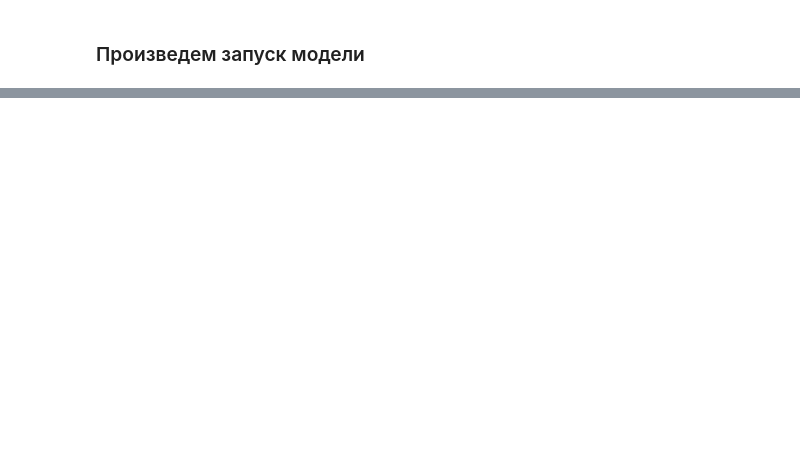
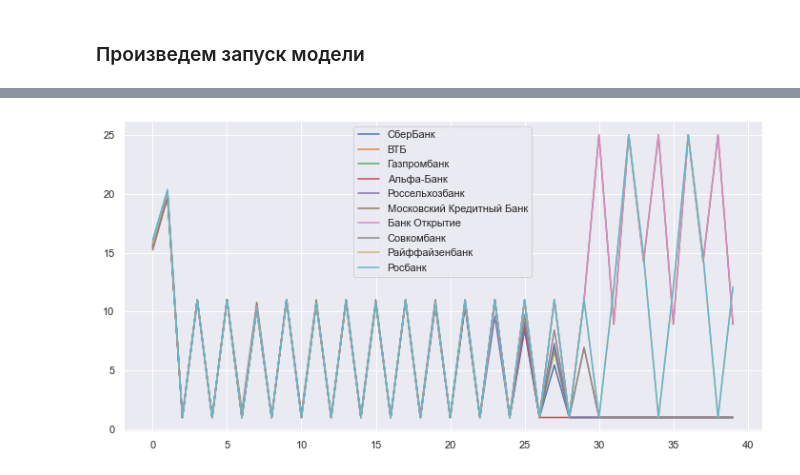
Before and after one commit to archimedes1515/coursework, a Jupyter notebook: KR.ipynb, the cells around one changed output, grey strips where cells are left out. Drawn from its saved outputs; the diff is of its cells as text; code cells hidden in the pictures; blank space fills up the shorter version.

```diff
--- a/KR.ipynb
+++ b/KR.ipynb
@@ -249,9 +237,9 @@ IndentationError: unindent does not match any outer indentation level (<tokenize
 # %%
 class BankSysModel(Model):
     def __init__(self, key_rate_t_1, delt_cred_vol, alpha_dict, credit_rate_dict, credit_rate_sum,
-                 cred_portfolio_t_1_dict, cred_portfolio_dict, credit_vol_t_1, deposit_rate_dict,
-                 deposit_rate_sum, deposit_portfolio_t_1_dict, deposit_portfolio_dict,
-                 deposit_vol_t_1, start_balance, banks_names, CBMoney_t_1, CBMoney,
+                 cred_portfolio_t_1_dict, cred_portfolio_dict, credit_vol_t_1, credit_vol,
+                 deposit_rate_dict, deposit_rate_sum, deposit_portfolio_t_1_dict, deposit_portfolio_dict,
+                 deposit_vol_t_1, deposit_vol, start_balance, banks_names, CBMoney_t_1, CBMoney,
                  default_rate=0.01, pelast=0.2, k=0.3, N=12, target_inflat=4):
         self.num_agents = N # общее число агентов
         self.num_banks = N - 2 # число банков (=общее число агентов - ЦБ - ЧС)
@@ -274,6 +262,7 @@ class BankSysModel(Model):
         self.cred_portfolio_dict = cred_portfolio_dict # \/ словарь для объемов портфелей на t
         self.credit_vol_t_1 = credit_vol_t_1 # объем кредитов на t-1 <=обновл. в конце 2 раунда(credit_vol_t_1 = credit_vol)
                                              # (нужен, чтобы посчитать CreditPortfolio при варьировании ставки на 2 шаге)
+        self.credit_vol = credit_vol
         self.deposit_rate_dict =  deposit_rate_dict # \/ словарь для депозитных ставок (получаем значения во 2м раунде после оптимизации?)
         self.deposit_rate_sum = deposit_rate_sum
         self.deposit_portfolio_t_1_dict = deposit_portfolio_t_1_dict #\/ словарь для объемов депозитных портфелей на t-1
@@ -282,6 +271,7 @@ class BankSysModel(Model):
         self.deposit_portfolio_dict = deposit_portfolio_dict # \/ словарь для объемов депозитных портфелей на t
         self.deposit_vol_t_1 = deposit_vol_t_1 # объем депозитов на t-1 <=обновл. в конце 2 раунда(deposit_vol_t_1 = deposit_vol)
                             # (нужен, чтобы посчитать DepositPortfolio при варьировании ставки на 2 шаге)
+        self.deposit_vol = deposit_vol
         self.CBMoney_t_1 = CBMoney_t_1 # CBMoney в позапрошлом периоде (t-2 в формуле BankProfit)
                                        # <= обновляем в конце 2 раунда  (CBMoney_t_1 = CBMoney) и логируем?
         self.CBMoney =  CBMoney # CBMoney в прошлом периоде (считаем в конце 3 раунда)
@@ -339,16 +329,18 @@ delt_cred_vol = round((df_cred_portf.iloc[:, 1].sum()
                        - df_cred_portf.iloc[:, 0].sum())
                       / df_cred_portf.iloc[:, 0].sum() * 100, 2)
 alpha_dict = dict(zip(banks_of_interest_lst, np.linspace(0.8, 0.6, 10)))
-credit_rate_dict = df_credit_rates.to_dict()
+credit_rate_dict = df_credit_rates.iloc[:, 1].to_dict()
 credit_rate_sum = round(df_credit_rates.iloc[:, 1].sum(), 2)
 cred_portfolio_t_1_dict = df_cred_portf.iloc[:, 0].to_dict()
 cred_portfolio_dict = df_cred_portf.iloc[:, 1].to_dict()
-credit_vol_t_1 = df_cred_portf.iloc[:, 1].sum() # либо 1 вместо 0?
-deposit_rate_dict = df_deposit_rates.to_dict()
+credit_vol_t_1 = df_cred_portf.iloc[:, 0].sum() # либо 1 вместо 0?
+credit_vol = df_cred_portf.iloc[:, 1].sum()
+deposit_rate_dict = df_deposit_rates.iloc[:, 1].to_dict()
 deposit_rate_sum = round(df_deposit_rates.iloc[:, 1].sum(), 2)
 deposit_portfolio_t_1_dict = df_deposit_portf.iloc[:, 0].to_dict()
 deposit_portfolio_dict = df_deposit_portf.iloc[:, 1].to_dict()
-deposit_vol_t_1 = df_deposit_portf.iloc[:, 1].sum()
+deposit_vol_t_1 = df_deposit_portf.iloc[:, 0].sum()
+deposit_vol = df_deposit_portf.iloc[:, 1].sum()
 start_balance = df_cred_portf.iloc[:, 1].sum() # стартовый баланс как
                                                # сумма кредитных портфелей (в конце прошлого квартала декабря 2021)
 banks_names = banks_of_interest_lst
@@ -415,7 +349,10 @@ def BankProfit(Rates):
 # %% [markdown]
 ### Произведем запуск модели
 # %%
-model = BankSysModel(key_rate, delt_market_cred_portfolio, pelast,
-                     k=0.3, N=12, target_inflat=4)
+model = BankSysModel(key_rate_t_1, delt_cred_vol, alpha_dict, credit_rate_dict, credit_rate_sum,
+                 cred_portfolio_t_1_dict, cred_portfolio_dict, credit_vol_t_1, credit_vol,
+                 deposit_rate_dict, deposit_rate_sum, deposit_portfolio_t_1_dict, deposit_portfolio_dict,
+                 deposit_vol_t_1, deposit_vol, start_balance, banks_names, CBMoney_t_1, CBMoney,
+                 default_rate=0.01, pelast=0.2, k=0.3, N=12, target_inflat=4)
 for i in range(40):
     model.step()
@@ -422,4 +363,5 @@ for i in range(40):
 # %%
-# opinion_data = model.datacollector.get_agent_vars_dataframe()
+CreditRates_data = model.datacollector.get_table_dataframe('CreditRates')
+DepositRates_data = model.datacollector.get_table_dataframe('DepositRates')
 # opinion_data.T.stack().T.plot(legend=False, figsize=(12,6))
 # plt.show()
@@ -425,0 +388,5 @@ for i in range(40):
+# %%
+CreditRates_data.plot(figsize=(12,6))
+plt.show()
+# %% [output]
+[figure, added]
```
Also changed, not shown: parts of 16 cells of this notebook.
